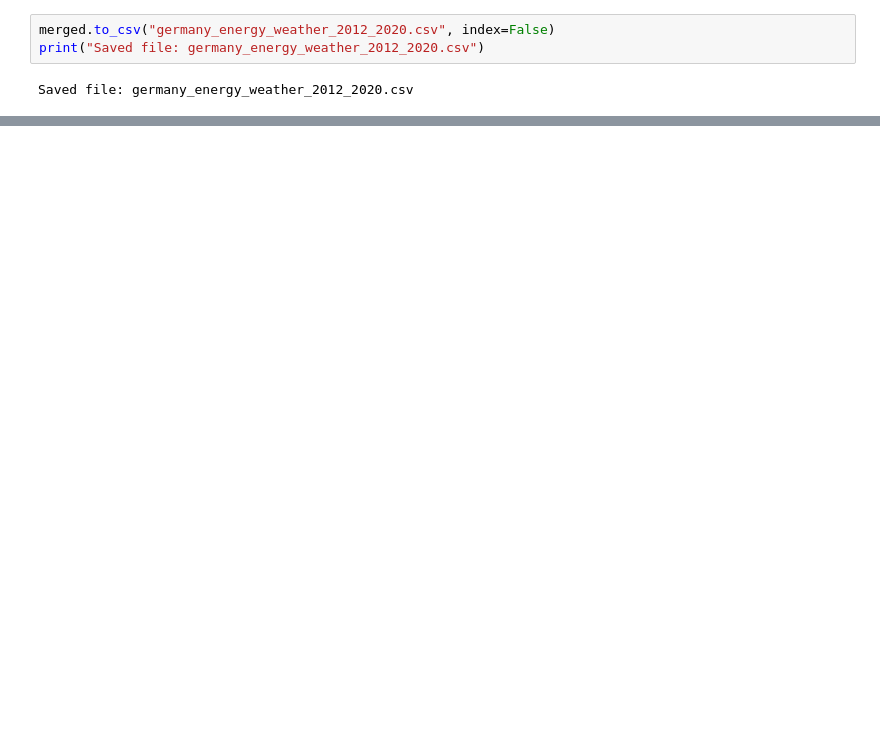
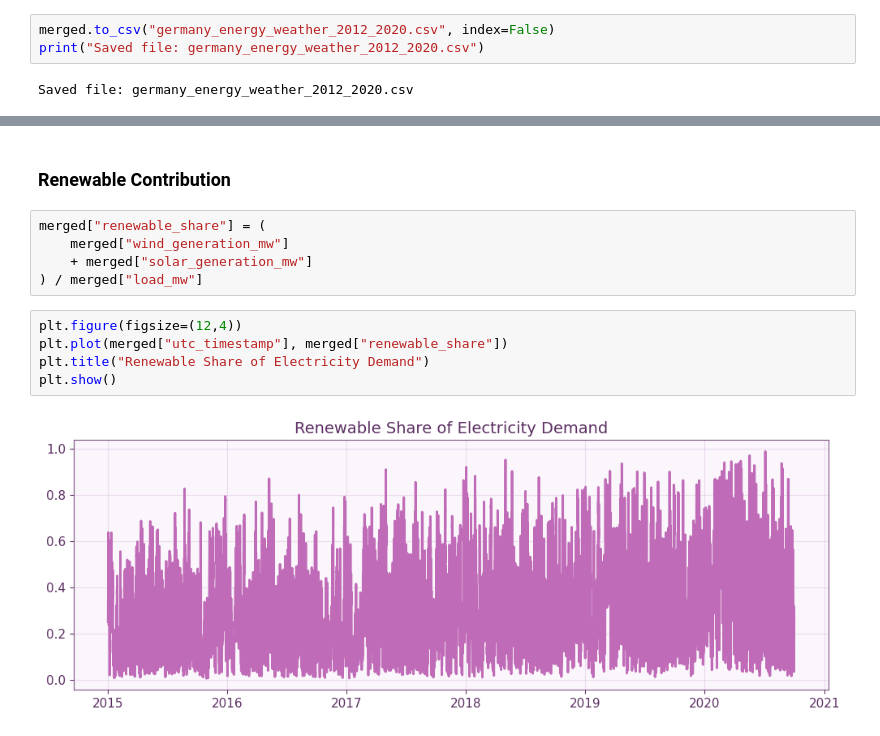
Before and after one commit to Varie737/Renewable-Energy-Data-Analysis, a Jupyter notebook: Renewable Energy Data Analysis project.ipynb, the cells around one changed output, grey strips where cells are left out. Saved outputs shown, nothing was run; the diff lists cells and outputs as text; blank space fills up the shorter version.

```diff
--- a/Renewable Energy Data Analysis project.ipynb
+++ b/Renewable Energy Data Analysis project.ipynb
@@ -318,0 +509,14 @@ Saved file: germany_energy_weather_2012_2020.csv
+# %% [markdown]
+### Renewable Contribution
+# %%
+merged["renewable_share"] = (
+    merged["wind_generation_mw"]
+    + merged["solar_generation_mw"]
+) / merged["load_mw"]
+# %%
+plt.figure(figsize=(12,4))
+plt.plot(merged["utc_timestamp"], merged["renewable_share"])
+plt.title("Renewable Share of Electricity Demand")
+plt.show()
+# %% [output]
+[figure, added]
```
Also changed, not shown: parts of 35 cells of this notebook.
